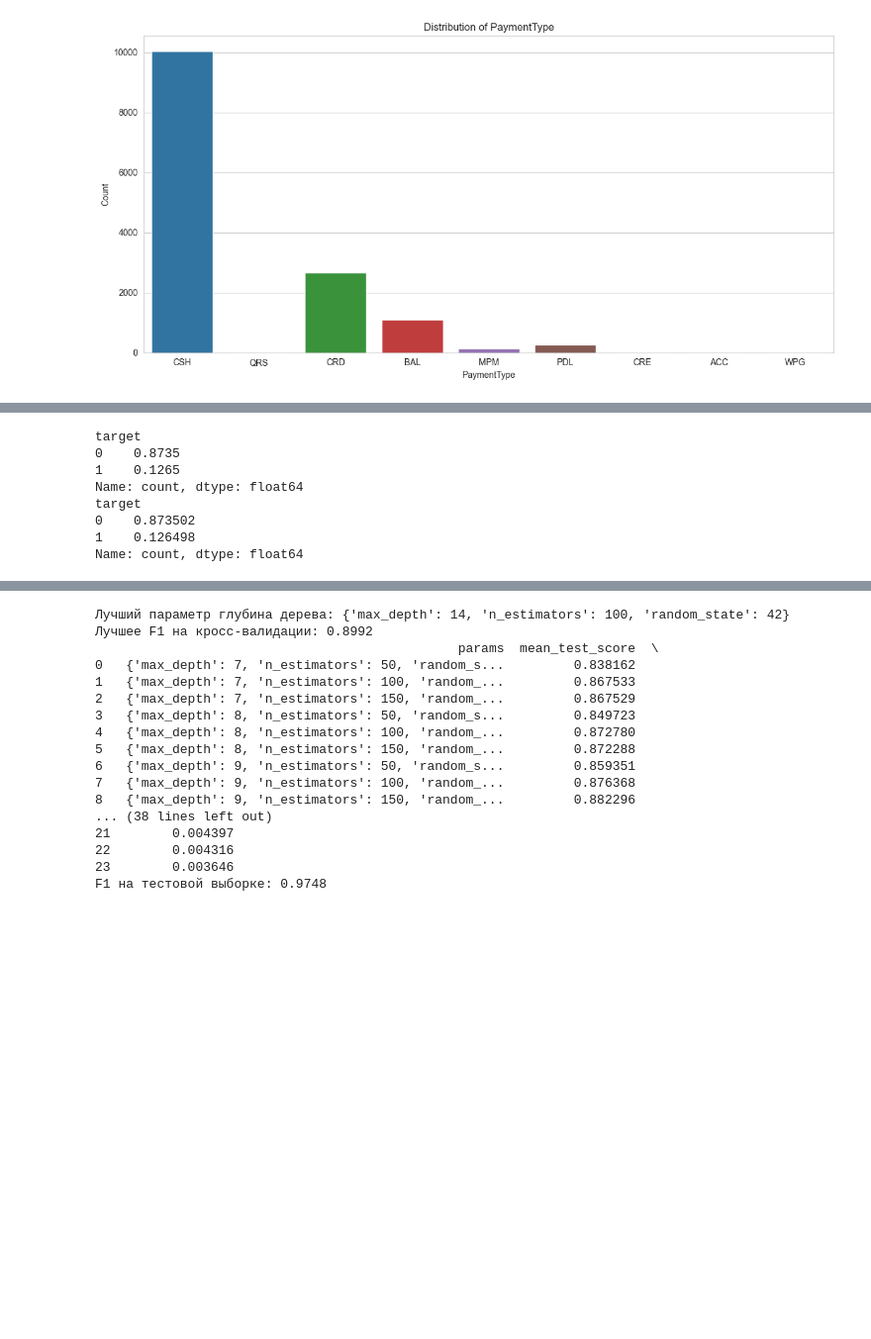
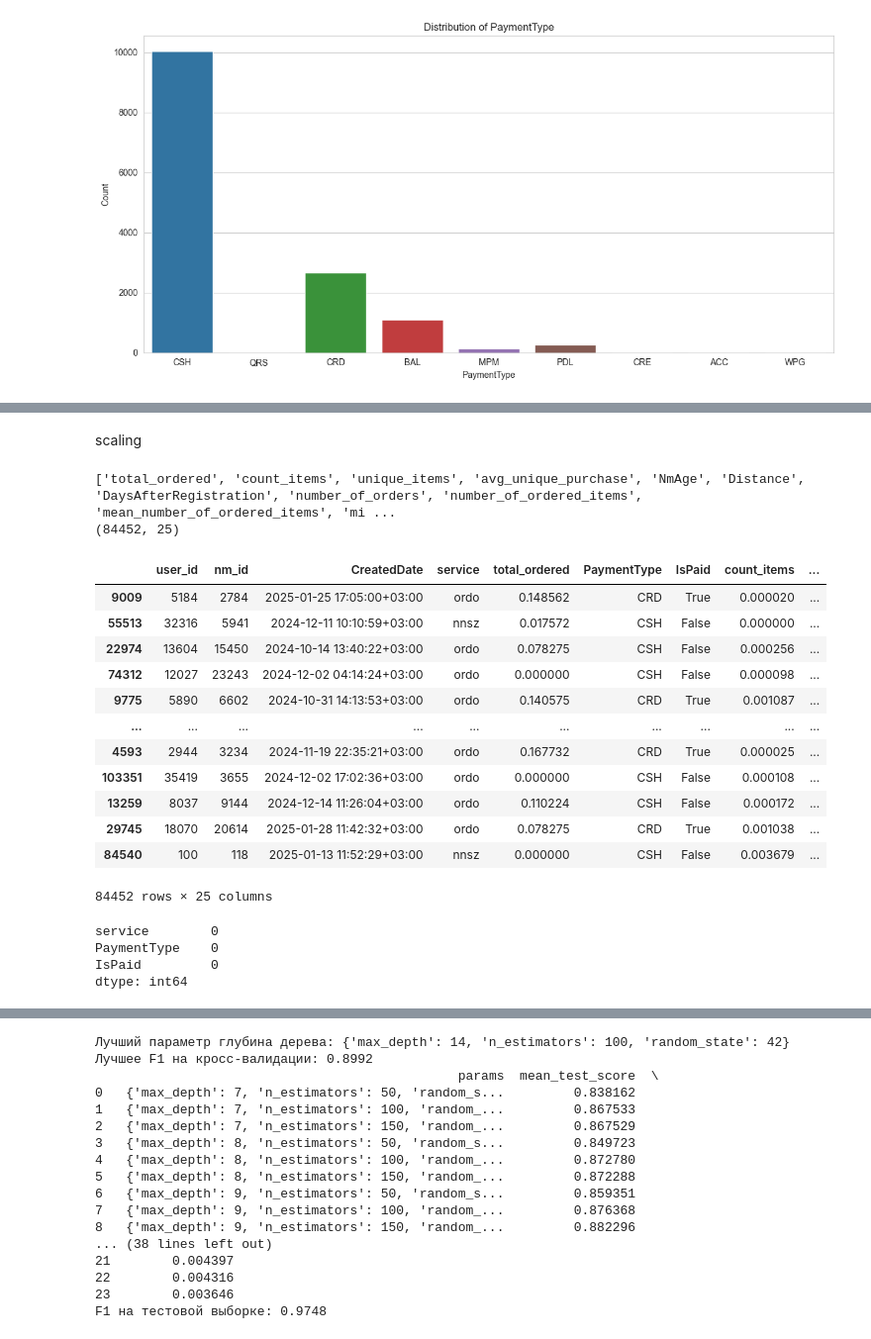
Before and after one commit to timu-ryan/wb-hackathon, a Jupyter notebook: ml/stock_detection.ipynb, the cells around one changed output, grey strips where cells are left out. Shown at 99% size. Cells and saved outputs as stored; diff of their text form; code cells hidden in the pictures; blank space fills up the shorter version.

```diff
--- a/ml/stock_detection.ipynb
+++ b/ml/stock_detection.ipynb
@@ -244,12 +304,38 @@ data_percent, _ = train_test_split(
-# %%
-print(data['target'].value_counts()/data.shape[0])
-print(data_percent['target'].value_counts()/data_percent.shape[0])
-# %% [output]
-target
-0    0.8735
-1    0.1265
-Name: count, dtype: float64
-target
-0    0.873502
-1    0.126498
-Name: count, dtype: float64
+# %% [markdown]
+scaling
+# %%
+# Отнормируем признаки для лог. регрессии
+from sklearn.preprocessing import MinMaxScaler
+cols_to_scale = list(data_percent.select_dtypes(include=['int64', 'float64']).columns)
+cols_to_scale  = [x for x in cols_to_scale if x not in['is_courier','user_id', 'nm_id', 'target', 'day', 'hour','weekday']]
+print(cols_to_scale)
+# Копируем DataFrame, чтобы не изменять исходный
+data_scaled = data_percent.copy()
+print(data_scaled.shape)
+# Применяем MinMaxScaler только к выбранным столбцам
+scaler = MinMaxScaler()
+data_scaled[cols_to_scale] = scaler.fit_transform(data_percent[cols_to_scale])
+data_scaled
+# %% [output]
+['total_ordered', 'count_items', 'unique_items', 'avg_unique_purchase', 'NmAge', 'Distance', 'DaysAfterRegistration', 'number_of_orders', 'number_of_ordered_items', 'mean_number_of_ordered_items', 'mi ...
+(84452, 25)
+|  | user_id | nm_id | CreatedDate | service | total_ordered | PaymentType | IsPaid | count_items | ... |
+| 9009 | 5184 | 2784 | 2025-01-25 17:05:00+03:00 | ordo | 0.148562 | CRD | True | 0.000020 | ... |
+| 55513 | 32316 | 5941 | 2024-12-11 10:10:59+03:00 | nnsz | 0.017572 | CSH | False | 0.000000 | ... |
+| 22974 | 13604 | 15450 | 2024-10-14 13:40:22+03:00 | ordo | 0.078275 | CSH | False | 0.000256 | ... |
+| 74312 | 12027 | 23243 | 2024-12-02 04:14:24+03:00 | ordo | 0.000000 | CSH | False | 0.000098 | ... |
+| 9775 | 5890 | 6602 | 2024-10-31 14:13:53+03:00 | ordo | 0.140575 | CRD | True | 0.001087 | ... |
+| ... | ... | ... | ... | ... | ... | ... | ... | ... | ... |
+| 4593 | 2944 | 3234 | 2024-11-19 22:35:21+03:00 | ordo | 0.167732 | CRD | True | 0.000025 | ... |
+| 103351 | 35419 | 3655 | 2024-12-02 17:02:36+03:00 | ordo | 0.000000 | CSH | False | 0.000108 | ... |
+| 13259 | 8037 | 9144 | 2024-12-14 11:26:04+03:00 | ordo | 0.110224 | CSH | False | 0.000172 | ... |
+| 29745 | 18070 | 20614 | 2025-01-28 11:42:32+03:00 | ordo | 0.078275 | CRD | True | 0.001038 | ... |
+| 84540 | 100 | 118 | 2025-01-13 11:52:29+03:00 | nnsz | 0.000000 | CSH | False | 0.003679 | ... |
+84452 rows × 25 columns
+# %%
+print(data_scaled[cat_cols].isna().sum())
+# %% [output]
+service        0
+PaymentType    0
+IsPaid         0
+dtype: int64
```
Also changed, not shown: parts of 22 cells of this notebook.
